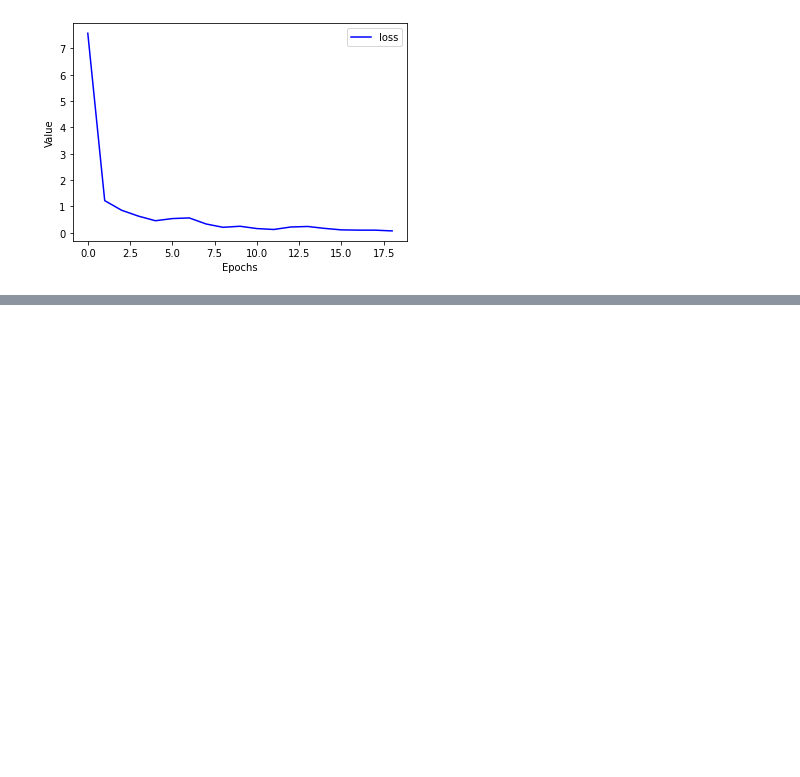
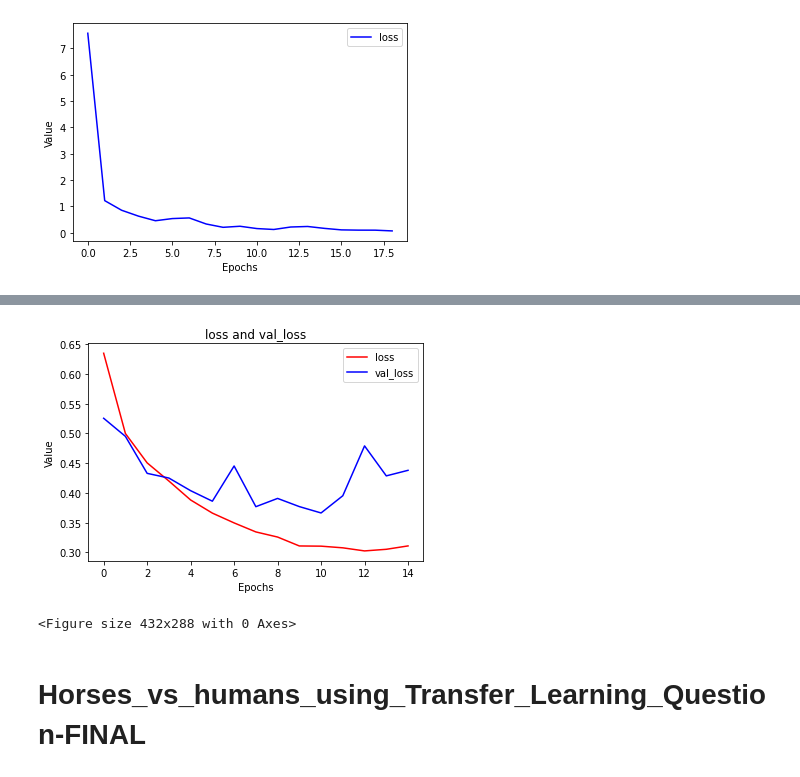
Before and after one commit to Walid-Ahmed/Google-Tensorflow-Certificate, a Jupyter notebook: Computer_Vision.ipynb, the cells around one changed output, grey strips where cells are left out. Saved outputs shown, nothing was run; the diff lists cells and outputs as text; code cells hidden in the pictures; blank space fills up the shorter version.

```diff
--- a/Computer_Vision.ipynb
+++ b/Computer_Vision.ipynb
@@ -708,0 +1331,7 @@ dict_keys(['loss', 'acc'])
+# %%
+pltHistoryTwoKeys(history,'loss','val_loss')
+# %% [output]
+[figure, added]
+<Figure size 432x288 with 0 Axes>
+# %% [markdown]
+#  Horses_vs_humans_using_Transfer_Learning_Question-FINAL
```
Also changed, not shown: parts of 43 cells of this notebook.
